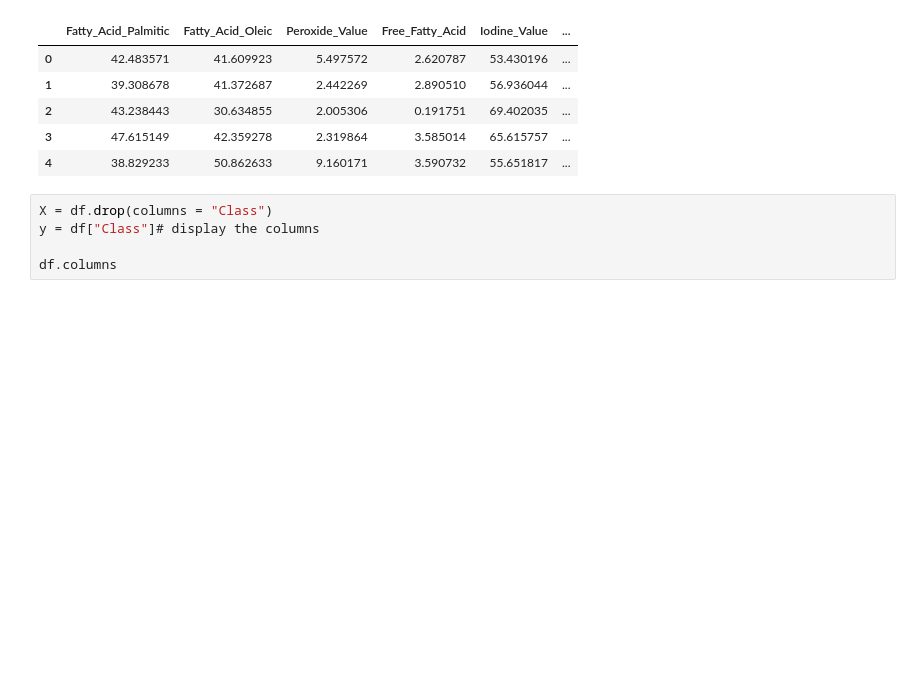
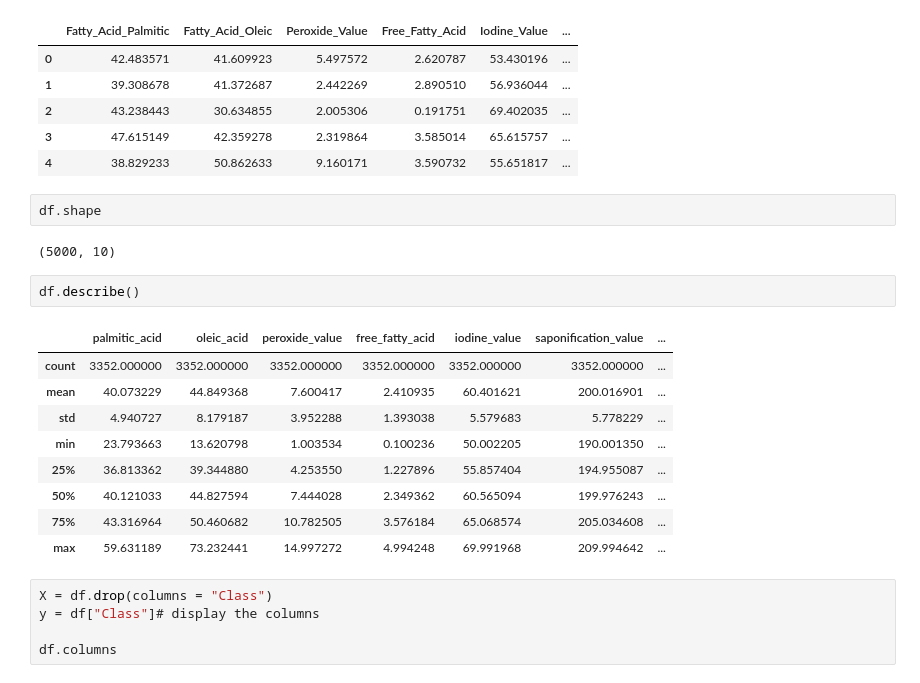
Before and after one commit to joedetDS/palmoil-prediction-system, a Jupyter notebook: OilAdulteration.ipynb, the cells around one changed output. Saved outputs shown, nothing was run; the diff lists cells and outputs as text; blank space fills up the shorter version.

```diff
--- a/OilAdulteration.ipynb
+++ b/OilAdulteration.ipynb
@@ -47,6 +47,22 @@ df.head()
 | 2 | 43.238443 | 30.634855 | 2.005306 | 0.191751 | 69.402035 | ... |
 | 3 | 47.615149 | 42.359278 | 2.319864 | 3.585014 | 65.615757 | ... |
 | 4 | 38.829233 | 50.862633 | 9.160171 | 3.590732 | 55.651817 | ... |
+# %%
+df.shape
+# %% [output]
+(5000, 10)
+# %%
+df.describe()
+# %% [output]
+|  | palmitic_acid | oleic_acid | peroxide_value | free_fatty_acid | iodine_value | saponification_value | ... |
+| count | 3352.000000 | 3352.000000 | 3352.000000 | 3352.000000 | 3352.000000 | 3352.000000 | ... |
+| mean | 40.073229 | 44.849368 | 7.600417 | 2.410935 | 60.401621 | 200.016901 | ... |
+| std | 4.940727 | 8.179187 | 3.952288 | 1.393038 | 5.579683 | 5.778229 | ... |
+| min | 23.793663 | 13.620798 | 1.003534 | 0.100236 | 50.002205 | 190.001350 | ... |
+| 25% | 36.813362 | 39.344880 | 4.253550 | 1.227896 | 55.857404 | 194.955087 | ... |
+| 50% | 40.121033 | 44.827594 | 7.444028 | 2.349362 | 60.565094 | 199.976243 | ... |
+| 75% | 43.316964 | 50.460682 | 10.782505 | 3.576184 | 65.068574 | 205.034608 | ... |
+| max | 59.631189 | 73.232441 | 14.997272 | 4.994248 | 69.991968 | 209.994642 | ... |
 # %%
 X = df.drop(columns = "Class")
 y = df["Class"]# display the columns
```
Also changed, not shown: parts of 5 cells of this notebook.
